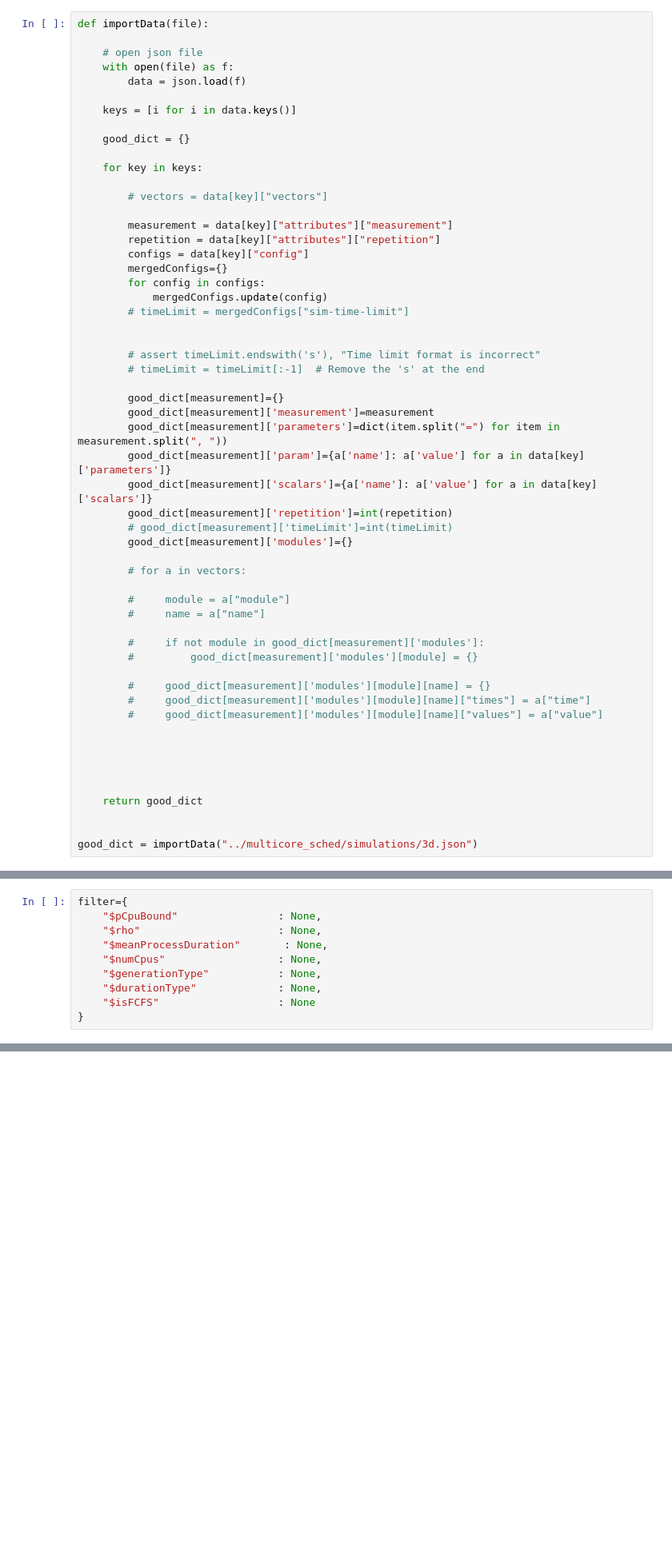
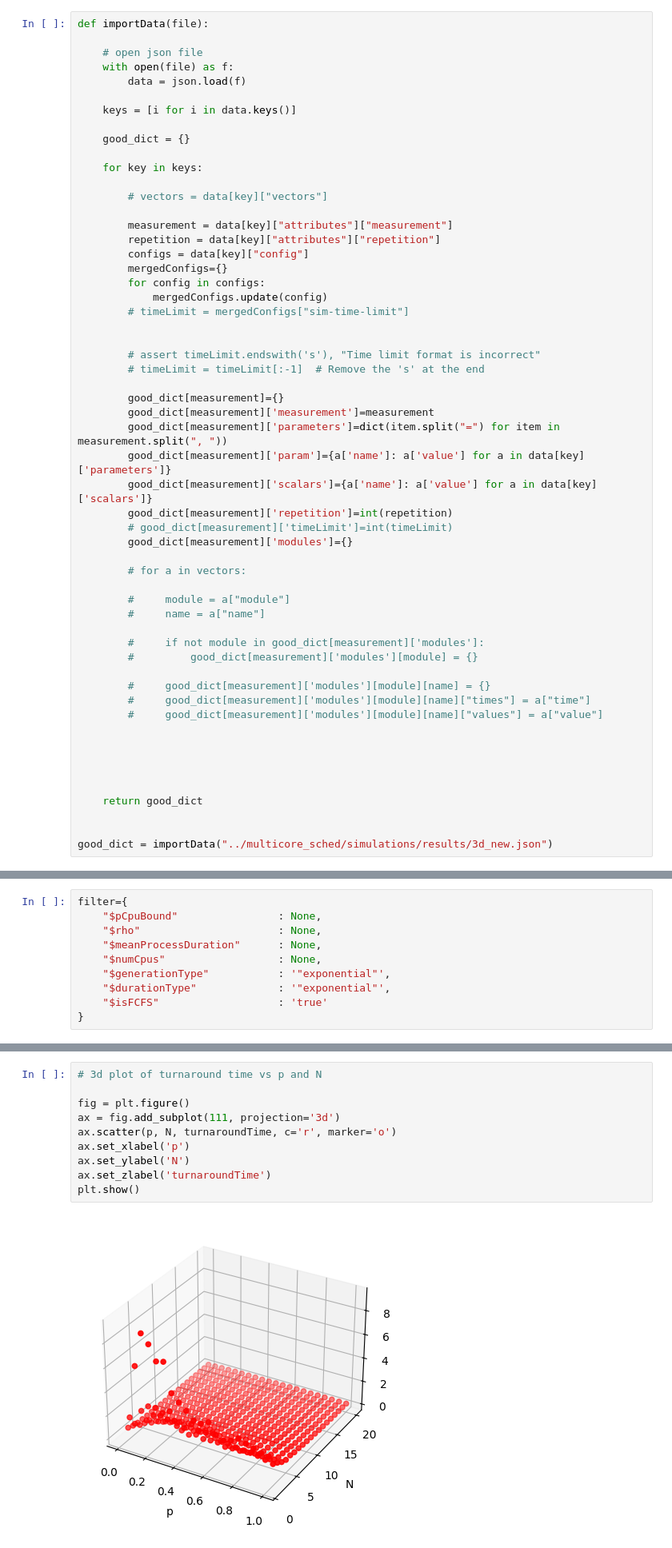
Before and after one commit to Sonic803/multi-core-sched, a Jupyter notebook: python/3dplot.ipynb, the cells around one changed output, grey strips where cells are left out. Shown: that part at 80% size. Cells and saved outputs as stored; diff of their text form; blank space fills up the shorter version.

```diff
--- a/python/3dplot.ipynb
+++ b/python/3dplot.ipynb
@@ -61,7 +61,7 @@ def importData(file):
     return good_dict
 
 
-good_dict = importData("../multicore_sched/simulations/3d.json")
+good_dict = importData("../multicore_sched/simulations/results/3d_new.json")
 # %%
 #print keys of good_dict one under another
 for key in good_dict.keys():
@@ -88,11 +88,11 @@ $pCpuBound=1, $meanGenerationTime=200ms, $meanProcessDuration=100ms, $numCpus=10
 filter={
     "$pCpuBound"                : None,
     "$rho"                      : None,
-    "$meanProcessDuration"       : None,
+    "$meanProcessDuration"      : None,
     "$numCpus"                  : None,
-    "$generationType"           : None,
-    "$durationType"             : None,
-    "$isFCFS"                   : None
+    "$generationType"           : '"exponential"',
+    "$durationType"             : '"exponential"',
+    "$isFCFS"                   : 'true'
 }
 # %%
 rhoSmall='0.5'
@@ -163,0 +210,12 @@ p: 1,   N: 10,  turnaroundTime:mean: 0.10090279773441
+# %%
+# 3d plot of turnaround time vs p and N
+
+fig = plt.figure()
+ax = fig.add_subplot(111, projection='3d')
+ax.scatter(p, N, turnaroundTime, c='r', marker='o')
+ax.set_xlabel('p')
+ax.set_ylabel('N')
+ax.set_zlabel('turnaroundTime')
+plt.show()
+# %% [output]
+[figure, added]
```
Also changed, not shown: parts of 4 cells of this notebook, 8 other files.
